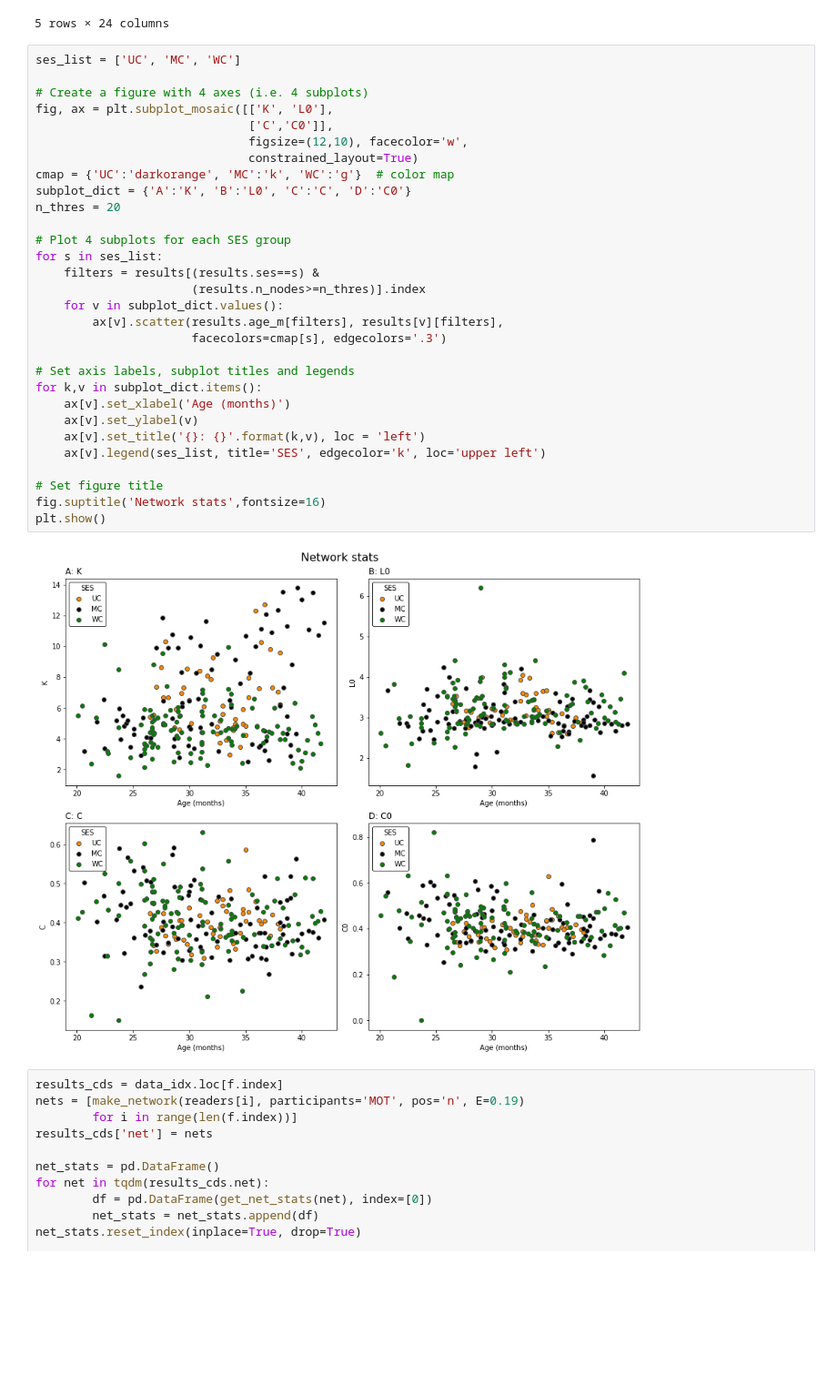
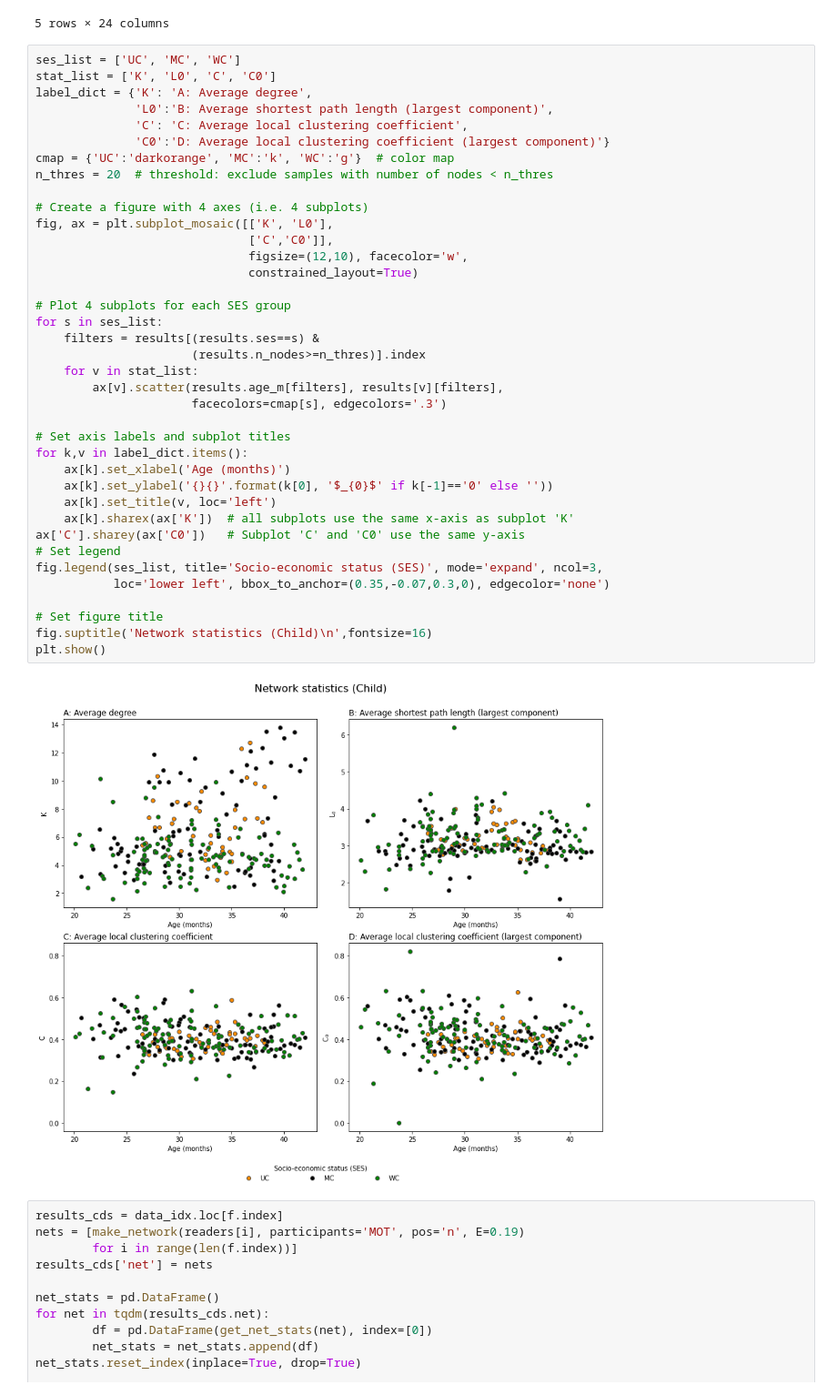
Before and after one commit to Data-Science-for-Linguists-2022/Child-Vocab-Development, a Jupyter notebook: code/vocabulary_analysis.ipynb, the cells around one changed output. Shown at 91% size. Cells and saved outputs as stored; diff of their text form; blank space fills up the shorter version.

Commit message:
fixed child vs mother plot

```diff
--- a/code/vocabulary_analysis.ipynb
+++ b/code/vocabulary_analysis.ipynb
@@ -431,36 +431,44 @@ results.sample(5)
 5 rows × 24 columns
 # %%
 ses_list = ['UC', 'MC', 'WC']
+stat_list = ['K', 'L0', 'C', 'C0']
+label_dict = {'K': 'A: Average degree',
+              'L0':'B: Average shortest path length (largest component)',
+              'C': 'C: Average local clustering coefficient',
+              'C0':'D: Average local clustering coefficient (largest component)'}
+cmap = {'UC':'darkorange', 'MC':'k', 'WC':'g'}  # color map
+n_thres = 20  # threshold: exclude samples with number of nodes < n_thres
 
 # Create a figure with 4 axes (i.e. 4 subplots)
 fig, ax = plt.subplot_mosaic([['K', 'L0'],
                               ['C','C0']],
                               figsize=(12,10), facecolor='w',
                               constrained_layout=True)
-cmap = {'UC':'darkorange', 'MC':'k', 'WC':'g'}  # color map
-subplot_dict = {'A':'K', 'B':'L0', 'C':'C', 'D':'C0'}
-n_thres = 20
 
 # Plot 4 subplots for each SES group
 for s in ses_list:
     filters = results[(results.ses==s) &
                       (results.n_nodes>=n_thres)].index
-    for v in subplot_dict.values():
+    for v in stat_list:
         ax[v].scatter(results.age_m[filters], results[v][filters],
                       facecolors=cmap[s], edgecolors='.3')
 
-# Set axis labels, subplot titles and legends
-for k,v in subplot_dict.items():
-    ax[v].set_xlabel('Age (months)')
-    ax[v].set_ylabel(v)
-    ax[v].set_title('{}: {}'.format(k,v), loc = 'left')
-    ax[v].legend(ses_list, title='SES', edgecolor='k', loc='upper left')
+# Set axis labels and subplot titles
+for k,v in label_dict.items():
+    ax[k].set_xlabel('Age (months)')
+    ax[k].set_ylabel('{}{}'.format(k[0], '$_{0}$' if k[-1]=='0' else ''))
+    ax[k].set_title(v, loc='left')
+    ax[k].sharex(ax['K'])  # all subplots use the same x-axis as subplot 'K'
+ax['C'].sharey(ax['C0'])   # Subplot 'C' and 'C0' use the same y-axis
+# Set legend
+fig.legend(ses_list, title='Socio-economic status (SES)', mode='expand', ncol=3,
+           loc='lower left', bbox_to_anchor=(0.35,-0.07,0.3,0), edgecolor='none')
 
 # Set figure title
-fig.suptitle('Network stats',fontsize=16)
+fig.suptitle('Network statistics (Child)\n',fontsize=16)
 plt.show()
 # %% [output]
-[figure, old version]
+[figure, new version]
 # %%
 results_cds = data_idx.loc[f.index]
 nets = [make_network(readers[i], participants='MOT', pos='n', E=0.19)
```
Also changed, not shown: parts of 3 cells of this notebook.
